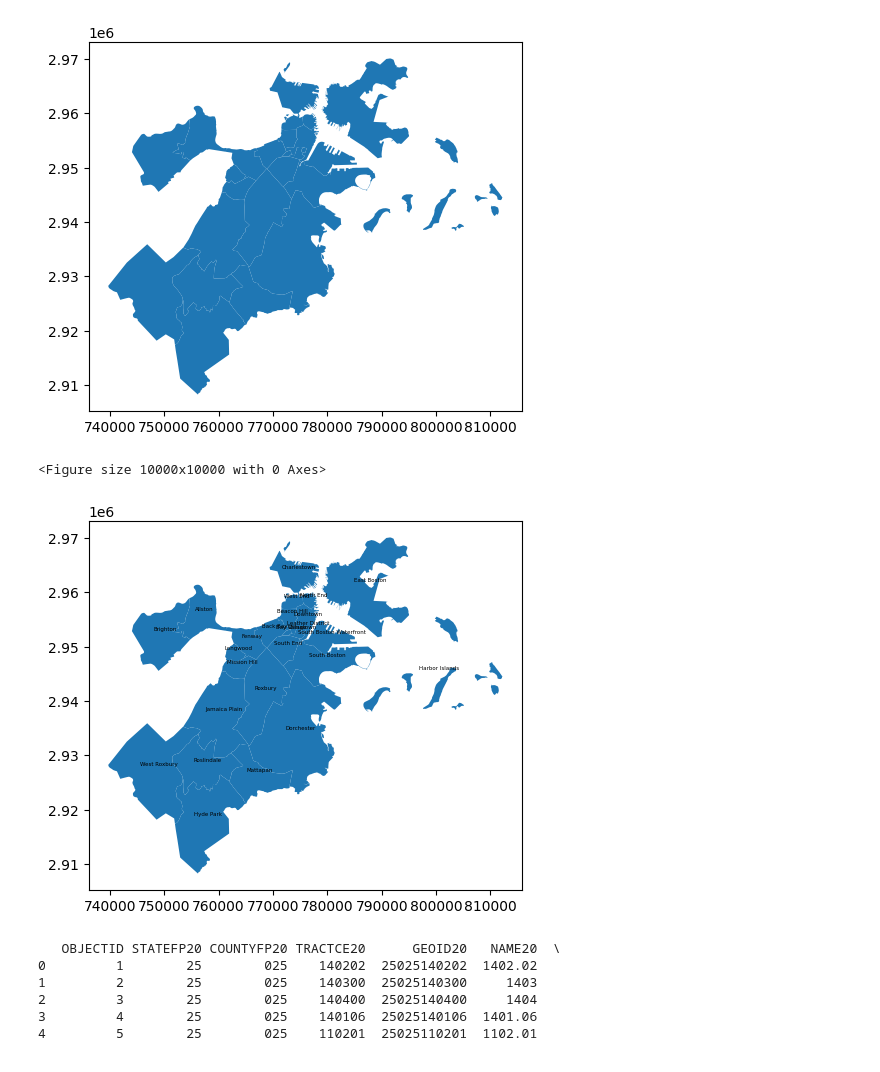
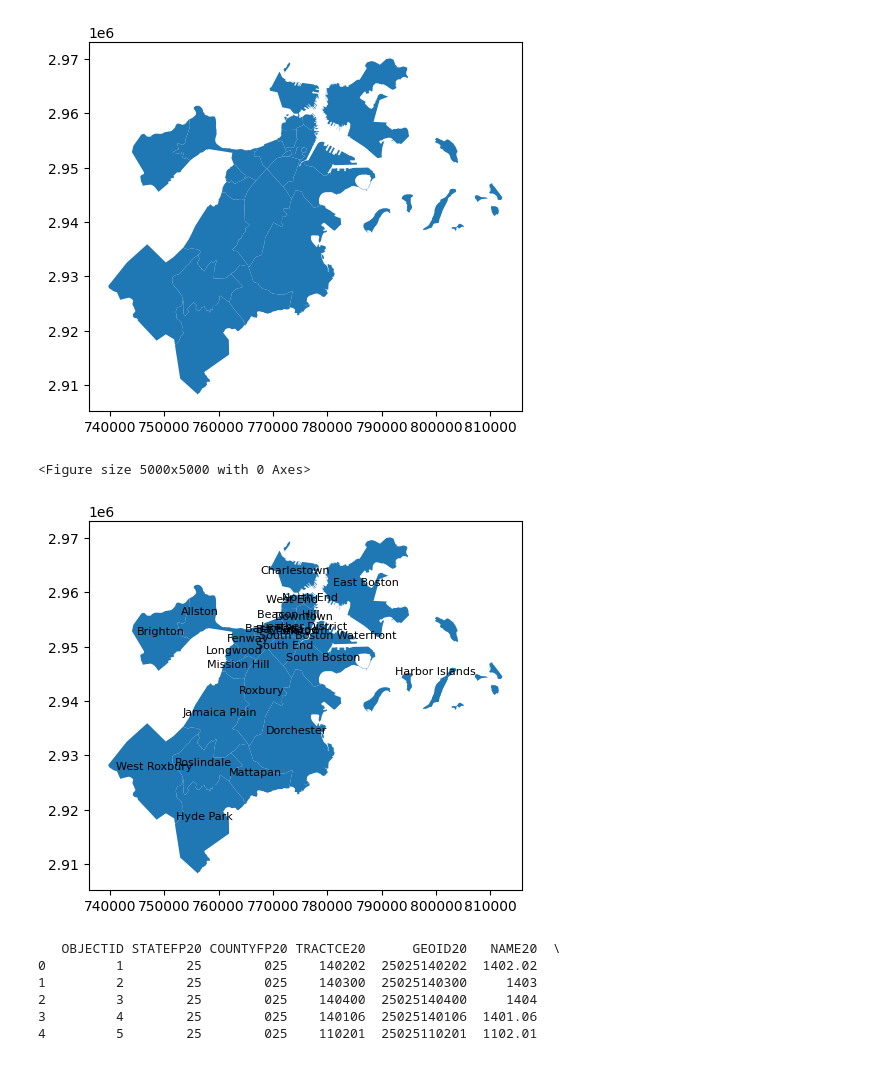
Before and after one commit to BU-Spark/ds-councilor-louijeune-fair-housing, a Jupyter notebook: spring23-team-1/scripts/neighborhood.ipynb, the cells around one changed output. Saved outputs shown, nothing was run; the diff lists cells and outputs as text; code cells hidden in the pictures.

```diff
--- a/spring23-team-1/scripts/neighborhood.ipynb
+++ b/spring23-team-1/scripts/neighborhood.ipynb
@@ -33,27 +33,27 @@ plt.show()#简单展示
 # %%
 import geopandas as gpd
 import pandas as pd
 import matplotlib.pyplot as plt
 
 # 加载 shapefile
 shapefile_path1 = "../data/Boston_Neighborhoods/Boston_Neighborhoods.shp"
 tracts1 = gpd.read_file(shapefile_path1)
 
 # 设置大尺寸图像
-plt.figure(figsize=(100, 100))
+plt.figure(figsize=(50, 50))
 
 # 绘制地图
 tracts1.plot()
 
 # 添加地区名称标签
 for x, y, label in zip(tracts1.geometry.centroid.x, tracts1.geometry.centroid.y, tracts1['Name']):
-    plt.annotate(label, xy=(x, y), xytext=(3, 3), textcoords="offset points", ha='center', fontsize=4)
+    plt.annotate(label, xy=(x, y), xytext=(0, 0), textcoords="offset points", ha='center', fontsize=8)
 
 # 显示地图
 plt.show()
 # %% [output]
-<Figure size 10000x10000 with 0 Axes>
+<Figure size 5000x5000 with 0 Axes>
-[figure, old version]
+[figure, new version]
 # %%
 import geopandas as gpd
 import pandas as pd
```
Also changed, not shown: parts of 2 cells of this notebook, 1 other file.
